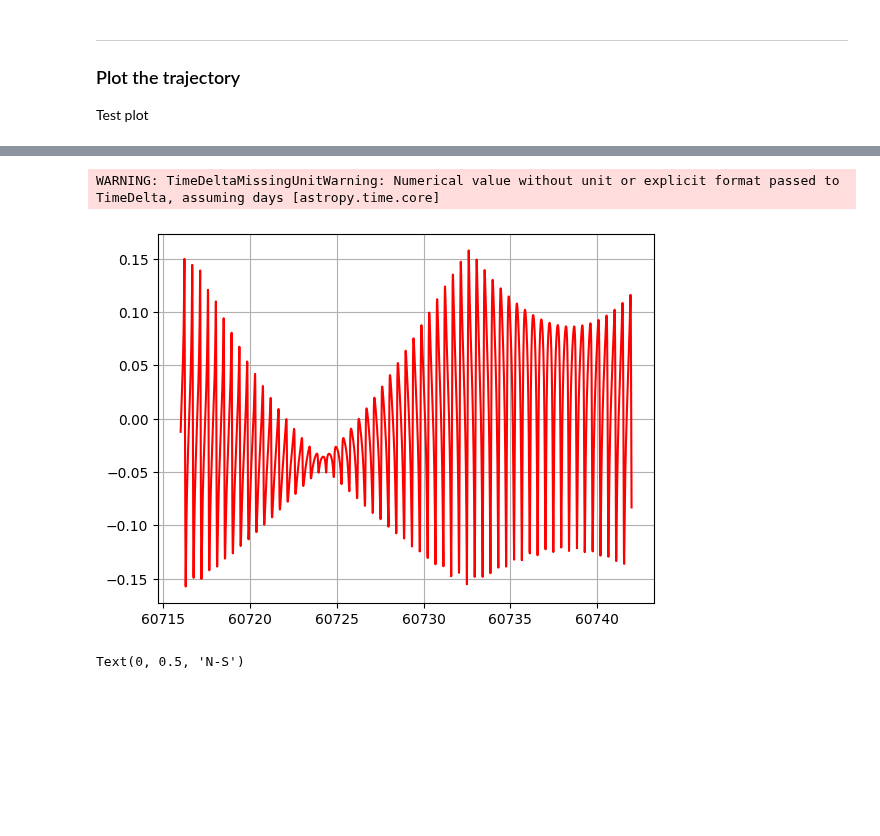
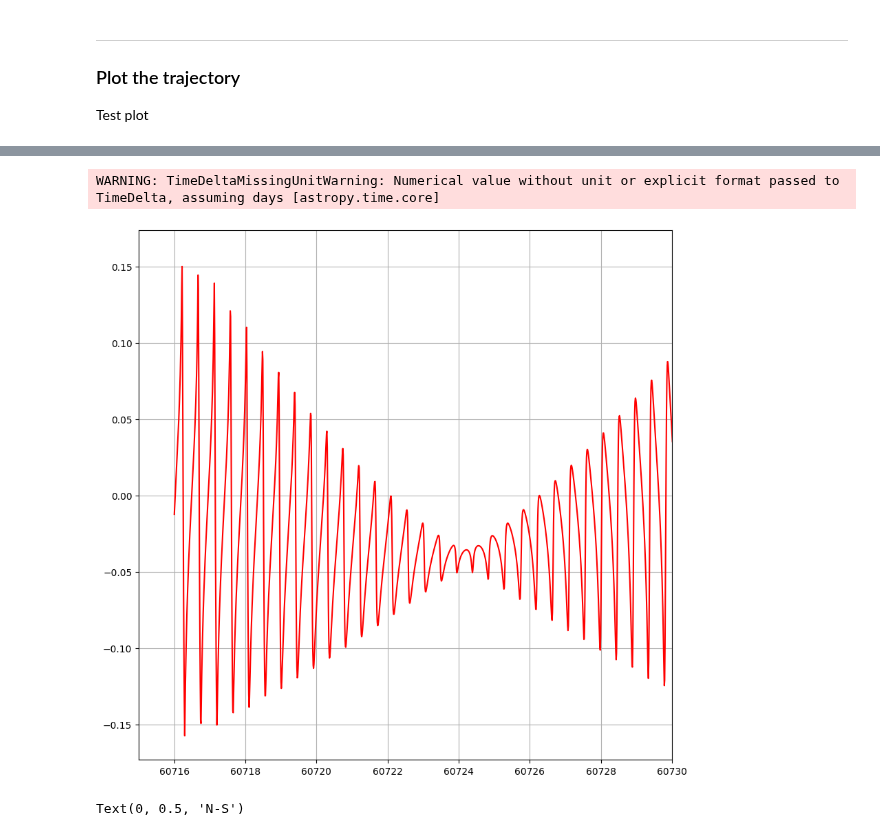
Before and after one commit to lusee-night/luseepy, a Jupyter notebook: notebooks/satellite.ipynb, the cells around one changed output, grey strips where cells are left out. Saved outputs shown, nothing was run; the diff lists cells and outputs as text; code cells hidden in the pictures; blank space fills up the shorter version.

```diff
--- a/notebooks/satellite.ipynb
+++ b/notebooks/satellite.ipynb
@@ -52,15 +57,24 @@ ax.plot(mjd, obsat.alt_rad(),  color="red",    label="Satellite")
 # %%
 # Basic test of the SimpleSatellite object
-interval    = "2025-02-10 00:00:00 to 2025-03-07 23:45:00"
+
+# Two options to define the interval - tuple of strings or a more complex string:
+
+use_tuple = True
+if use_tuple:
+    interval    = ("2025-02-10 00:00:00", "2025-03-07 23:45:00")
+else:
+    interval    = "2025-02-10 00:00:00 to 2025-03-07 23:45:00"
+
 o           = Observation(interval)
 simpSat     = SimpleSatellite(o)
 
 ax=plt.subplot()
 ax.grid(True)
+ax.set_xlim([60715,60730])
 _ = ax.plot(simpSat.mjd, simpSat.alt,  color="red", label="Satellite")
 # %% [output]
 WARNING: TimeDeltaMissingUnitWarning: Numerical value without unit or explicit format passed to TimeDelta, assuming days [astropy.time.core]
-[figure, old version]
+[figure, new version]
 # %%
 # ---- just keep for later
 # fig     = plt.figure(figsize=(20,10))
```
Also changed, not shown: parts of 3 cells of this notebook, 2 other files.
